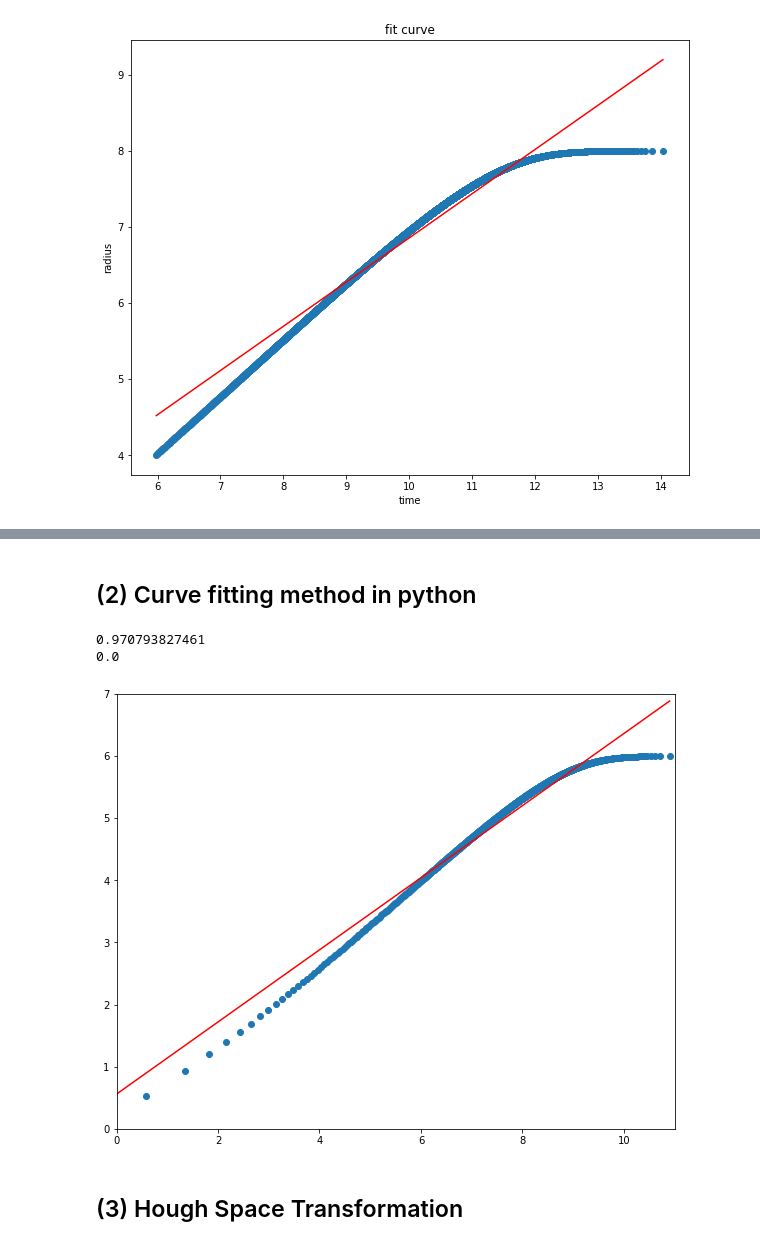
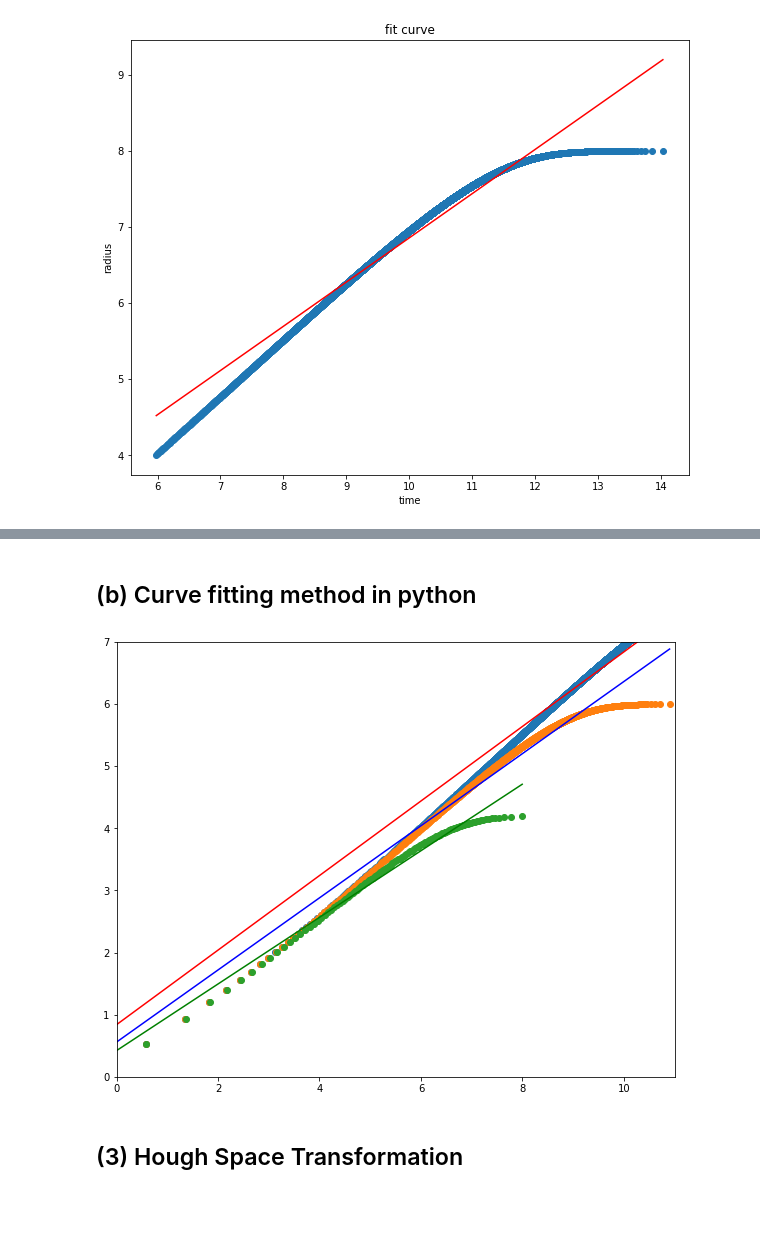
Before and after one commit to rui-ren/Simultaneous-Localization-and-Mapping, a Jupyter notebook: Linear Regression and Linearization of Drilling data.ipynb, the cells around one changed output, grey strips where cells are left out. Saved outputs shown, nothing was run; the diff lists cells and outputs as text; code cells hidden in the pictures; blank space fills up the shorter version.

```diff
--- a/Linear Regression and Linearization of Drilling data.ipynb
+++ b/Linear Regression and Linearization of Drilling data.ipynb
@@ -102,9 +113,12 @@ from scipy.integrate import quad
 m = 0.65                 # flow behavior index
 K = 1.85                 # fluid consistency
 delta_p = 4.2 * 10**6    # over-pressure
+tau_y = 5.62             # yield stress pa
+
 # dimensionless lost circulation parameters
+# Dimensionless_a = [0.0001,0.008,0.001]  The original dimensionless group
 
-Dimensionless_a = [0.0001,0.008,0.001]
+Dimensionless_a = [0.0001,0.001,0.008]
 
 # define the dimensionless function for this calculation
 
@@ -112,7 +126,7 @@ f = lambda x: 2.**((m+1)/m)*x*(((x**(1-m))-1)/(1-m))**(1/m)/(1-a*(x-1))**(1/m)
 
 # calculation time step
 # dynamic list append
-Rad_d = []
+Rad_d =  []
 Time_d = []
 
 for k,v in enumerate(Dimensionless_a):
@@ -234,26 +318,28 @@ array([ 0.53612166,  0.        ])
 # %% [markdown]
-## (2) Curve fitting method in python
+## (b) Curve fitting method in python
 # %%
 import matplotlib.pyplot as plt
 plt.figure(figsize=(10,8))
-plt.scatter(np.log10(Time_d[2]),np.log10(Rad_d[2]**2 - 1))
 
-reg = LinearRegression()
-length = len(Time_d[2])
-x_val = np.ones(shape=(length,2))
-x_val[:,0] = np.log10(Time_d[2])
-y_val = np.log10(Rad_d[2]**2-1)
-reg.fit(x_val,y_val)
-print(reg.score(x_val,y_val))
-plt.plot(x_val[:,0],reg.predict(x_val), c='r' )
-plt.xlim([0,11])
-plt.ylim([0,7])
+coef = []
+color = ['r', 'b', 'g']
+for i in range(len(Dimensionless_a)):
+    plt.scatter(np.log10(Time_d[i]),np.log10(Rad_d[i]**2 - 1))
+    reg = LinearRegression()
+    length = len(Time_d[i])
+    x_val = np.ones(shape=(length,2))
+    x_val[:,0] = np.log10(Time_d[i])
+    y_val = np.log10(Rad_d[i]**2-1)
+    reg.fit(x_val,y_val)
+    coef.append(reg.coef_)
+    # print(reg.score(x_val,y_val))
+    plt.plot(x_val[:,0],reg.predict(x_val), c= color[i] )
+    plt.xlim([0,11])
+    plt.ylim([0,7])
 
 # why the interception is always zeros!!!??? here has a problem
-print (reg.coef_[1])
+# print (coef)
 # %% [output]
-0.970793827461
-0.0
-[figure, old version]
+[figure, new version]
 # %% [markdown]
 ## (3) Hough Space Transformation
```
Also changed, not shown: parts of 16 cells of this notebook.
